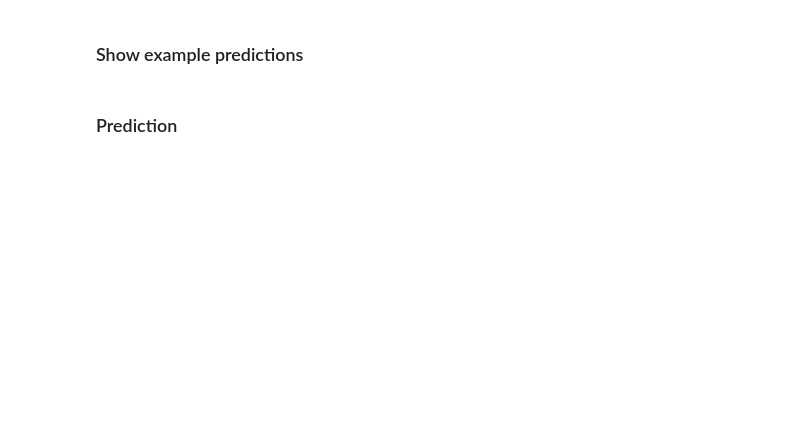
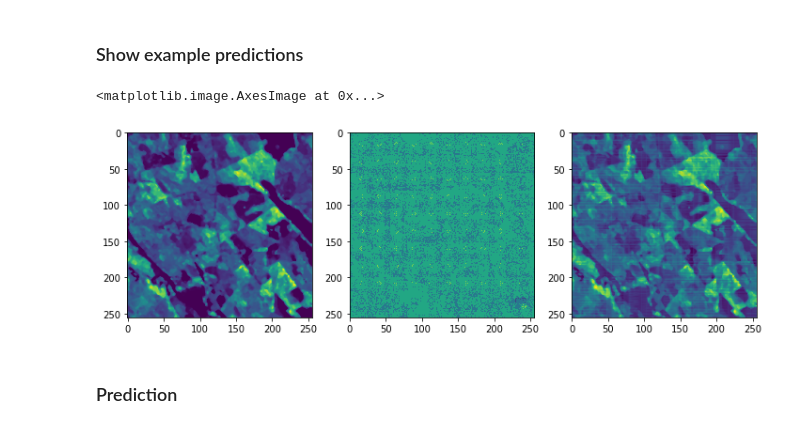
Before and after one commit to amedyukhina/biomassters, a Jupyter notebook: biomassters_all_times_Unet2D&Transformer.ipynb, the cells around one changed output. Saved outputs shown, nothing was run; the diff lists cells and outputs as text; code cells hidden in the pictures; blank space fills up the shorter version.

```diff
--- a/biomassters_all_times_Unet2D&Transformer.ipynb
+++ b/biomassters_all_times_Unet2D&Transformer.ipynb
@@ -408,9 +411,12 @@ with torch.no_grad():
 # %%
 fig, axes = plt.subplots(1, 3, figsize=(12, 4))
 axes[0].imshow(ndimage.median_filter(labels[0].numpy()[0], 3))
 axes[1].imshow(pred[0].cpu().detach().numpy()[0])
-axes[1].imshow(pred[0].cpu().detach().numpy()[1])
+axes[1].imshow(pred[0].cpu().detach().numpy()[0])
 axes[2].imshow(ndimage.median_filter(labels[0].numpy()[0], 3) - pred[0].cpu().detach().numpy()[0])
+# %% [output]
+<matplotlib.image.AxesImage at 0x...>
+[figure, added]
 # %% [markdown]
 ### Prediction
 # %%
```
Also changed, not shown: parts of 1 cell of this notebook.
